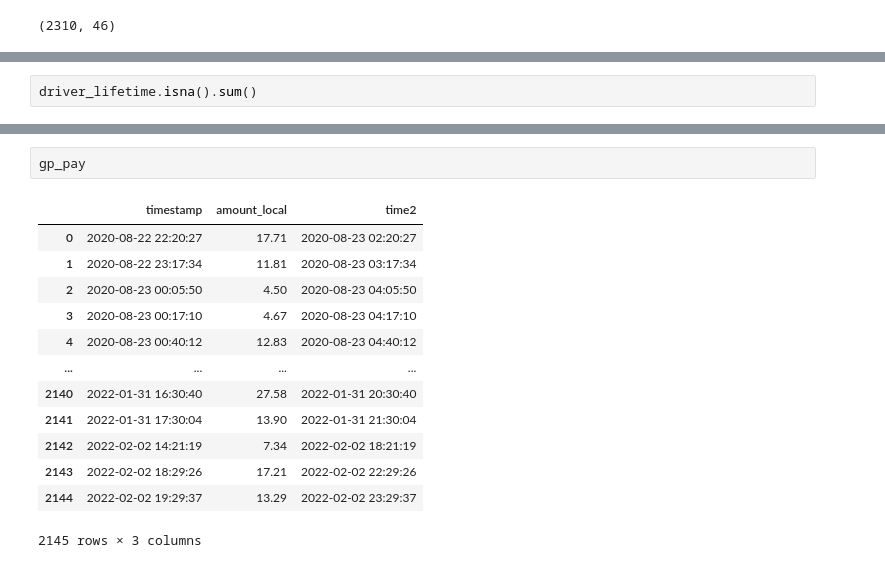
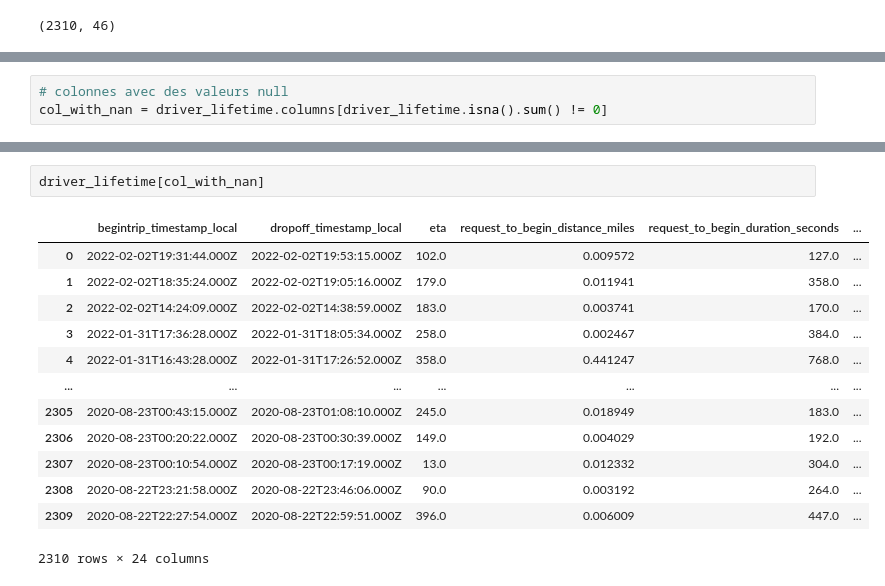
Before and after one commit to kardaoui/Analyse_data_Uber, a Jupyter notebook: pre_traitement.ipynb, the cells around one changed output, grey strips where cells are left out. Saved outputs shown, nothing was run; the diff lists cells and outputs as text.

Commit message:
"traitement valeurs null"

```diff
--- a/pre_traitement.ipynb
+++ b/pre_traitement.ipynb
@@ -122,2 +169,3 @@ driver_lifetime.shape
 # %%
-driver_lifetime.isna().sum()
+# colonnes avec des valeurs null
+col_with_nan = driver_lifetime.columns[driver_lifetime.isna().sum() != 0]
@@ -273,16 +172,16 @@ Freq: D, Name: amount_local, Length: 530, dtype: float64
-# %%
-gp_pay
-# %% [output]
-|  | timestamp | amount_local | time2 |
-| 0 | 2020-08-22 22:20:27 | 17.71 | 2020-08-23 02:20:27 |
-| 1 | 2020-08-22 23:17:34 | 11.81 | 2020-08-23 03:17:34 |
-| 2 | 2020-08-23 00:05:50 | 4.50 | 2020-08-23 04:05:50 |
-| 3 | 2020-08-23 00:17:10 | 4.67 | 2020-08-23 04:17:10 |
-| 4 | 2020-08-23 00:40:12 | 12.83 | 2020-08-23 04:40:12 |
-| ... | ... | ... | ... |
-| 2140 | 2022-01-31 16:30:40 | 27.58 | 2022-01-31 20:30:40 |
-| 2141 | 2022-01-31 17:30:04 | 13.90 | 2022-01-31 21:30:04 |
-| 2142 | 2022-02-02 14:21:19 | 7.34 | 2022-02-02 18:21:19 |
-| 2143 | 2022-02-02 18:29:26 | 17.21 | 2022-02-02 22:29:26 |
-| 2144 | 2022-02-02 19:29:37 | 13.29 | 2022-02-02 23:29:37 |
-2145 rows × 3 columns
+# %%
+driver_lifetime[col_with_nan]
+# %% [output]
+|  | begintrip_timestamp_local | dropoff_timestamp_local | eta | request_to_begin_distance_miles | request_to_begin_duration_seconds | ... |
+| 0 | 2022-02-02T19:31:44.000Z | 2022-02-02T19:53:15.000Z | 102.0 | 0.009572 | 127.0 | ... |
+| 1 | 2022-02-02T18:35:24.000Z | 2022-02-02T19:05:16.000Z | 179.0 | 0.011941 | 358.0 | ... |
+| 2 | 2022-02-02T14:24:09.000Z | 2022-02-02T14:38:59.000Z | 183.0 | 0.003741 | 170.0 | ... |
+| 3 | 2022-01-31T17:36:28.000Z | 2022-01-31T18:05:34.000Z | 258.0 | 0.002467 | 384.0 | ... |
+| 4 | 2022-01-31T16:43:28.000Z | 2022-01-31T17:26:52.000Z | 358.0 | 0.441247 | 768.0 | ... |
+| ... | ... | ... | ... | ... | ... | ... |
+| 2305 | 2020-08-23T00:43:15.000Z | 2020-08-23T01:08:10.000Z | 245.0 | 0.018949 | 183.0 | ... |
+| 2306 | 2020-08-23T00:20:22.000Z | 2020-08-23T00:30:39.000Z | 149.0 | 0.004029 | 192.0 | ... |
+| 2307 | 2020-08-23T00:10:54.000Z | 2020-08-23T00:17:19.000Z | 13.0 | 0.012332 | 304.0 | ... |
+| 2308 | 2020-08-22T23:21:58.000Z | 2020-08-22T23:46:06.000Z | 90.0 | 0.003192 | 264.0 | ... |
+| 2309 | 2020-08-22T22:27:54.000Z | 2020-08-22T22:59:51.000Z | 396.0 | 0.006009 | 447.0 | ... |
+2310 rows × 24 columns
```
Also changed, not shown: parts of 27 cells of this notebook.
